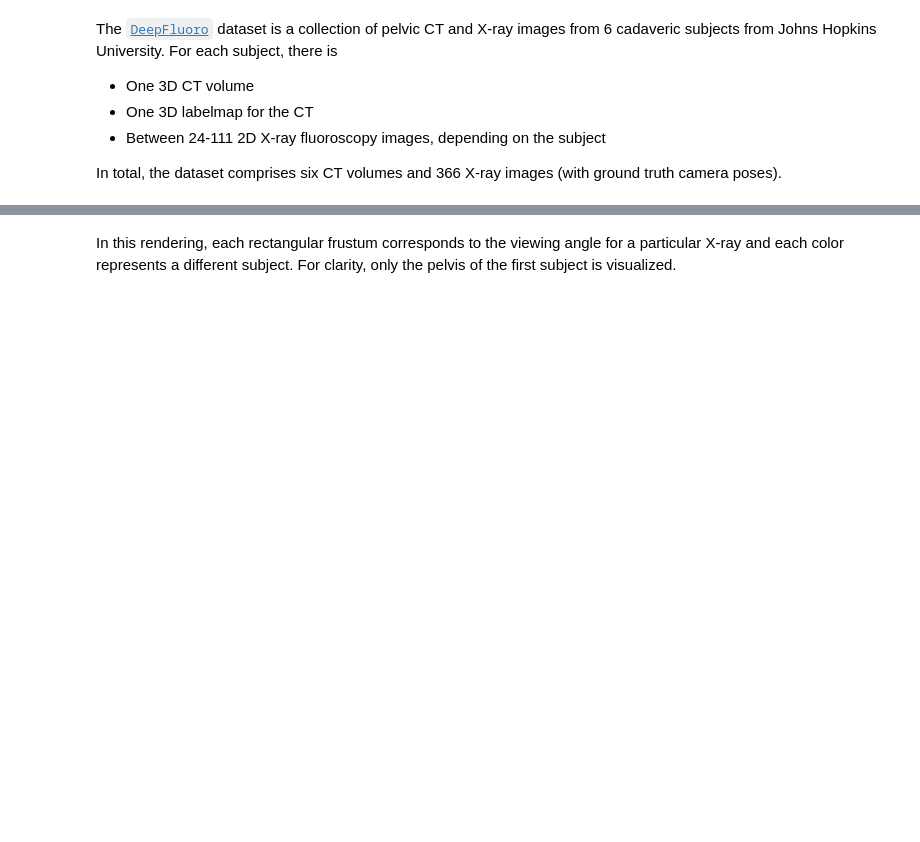
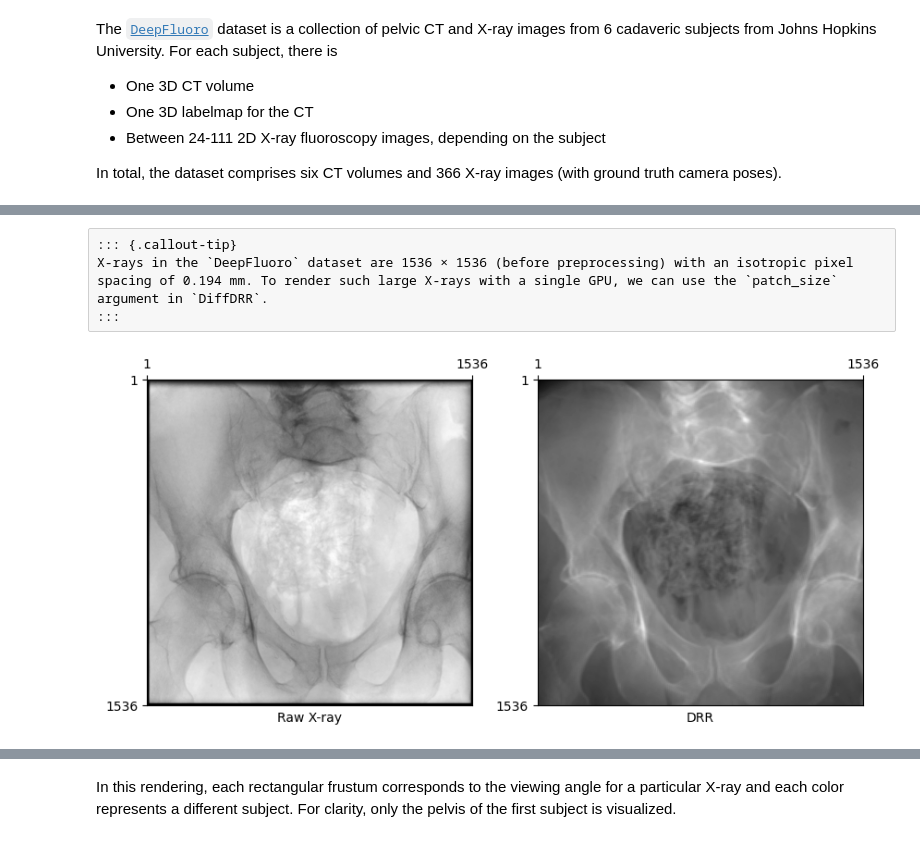
Before and after one commit to eigenvivek/DiffDRR-Datasets, a Jupyter notebook: notebooks/00_deepfluoro.ipynb, the cells around one changed output, grey strips where cells are left out. Cells and saved outputs as stored; diff of their text form; code cells hidden in the pictures; blank space fills up the shorter version.

```diff
--- a/notebooks/00_deepfluoro.ipynb
+++ b/notebooks/00_deepfluoro.ipynb
@@ -349,0 +277,18 @@ We can use 3D plotting functions from `PyVista` available in `DiffDRR` to visual
+# %%
+#| export
+from torchvision.transforms import Compose, Lambda, Normalize, Resize
+
+
+class Transforms:
+    def __init__(self, height: int, eps: float = 1e-6):
+        """Standardize, resize, and normalize X-rays and DRRs before inputting to a deep learning model."""
+        self.transforms = Compose(
+            [
+                Lambda(lambda x: (x - x.min()) / (x.max() - x.min() + eps)),
+                Resize((height, height), antialias=True),
+                Normalize(mean=0.3080, std=0.1494),
+            ]
+        )
+
+    def __call__(self, x):
+        return self.transforms(x)
@@ -349,0 +329,29 @@ We can use 3D plotting functions from `PyVista` available in `DiffDRR` to visual
+# %% [raw]
+::: {.callout-tip}
+X-rays in the `DeepFluoro` dataset are 1536 × 1536 (before preprocessing) with an isotropic pixel spacing of 0.194 mm. To render such large X-rays with a single GPU, we can use the `patch_size` argument in `DiffDRR`.
+:::
+# %%
+#| eval: false
+# Load a subject from the DeepFluoroDataset WITHOUT preprocessing (non-default)
+deepfluoro = DeepFluoroDataset(id_number=1, preprocess=False)
+
+# Initialize the DRR module
+drr = DRR(
+    deepfluoro.subject,
+    deepfluoro.focal_len,
+    deepfluoro.height,
+    deepfluoro.delx,
+    x0=deepfluoro.x0,
+    y0=deepfluoro.y0,
+    patch_size=deepfluoro.height // 4,
+)
+transform = Transforms(deepfluoro.height)
+
+# Render a DRR from the ground truth camera pose
+gt, pose = deepfluoro[0]
+img = drr(pose)
+gt, img = transform(gt), transform(img)
+plot_drr(torch.concat([gt, img]), title=["Raw X-ray", "DRR"])
+plt.show()
+# %% [output]
+[figure, added]
```
Also changed, not shown: parts of 39 cells of this notebook, 1 other file.
